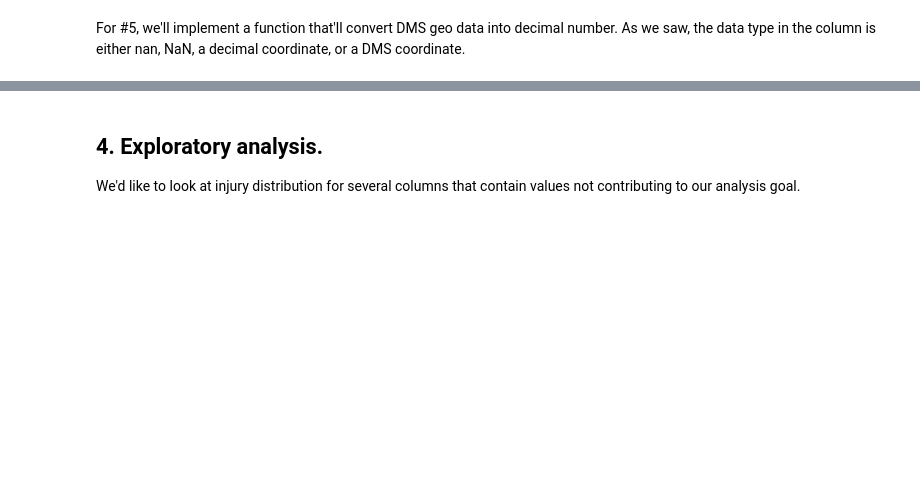
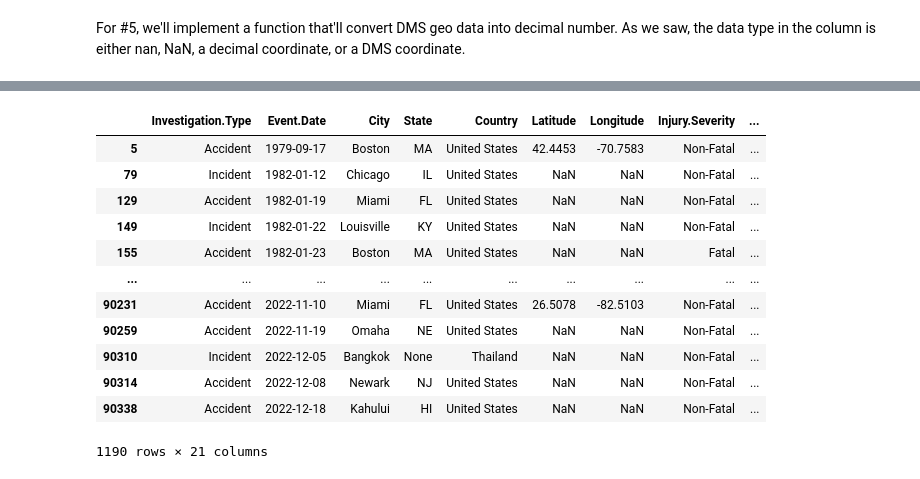
Before and after one commit to leksea/dsc-phase-1-project, a Jupyter notebook: Alexandra Yakovleva Phase 1 DS Flex Final Project.ipynb, the cells around one changed output, grey strips where cells are left out. Cells and saved outputs as stored; diff of their text form; code cells hidden in the pictures; blank space fills up the shorter version.

```diff
--- a/Alexandra Yakovleva Phase 1 DS Flex Final Project.ipynb
+++ b/Alexandra Yakovleva Phase 1 DS Flex Final Project.ipynb
@@ -156,7 +207,5 @@ The rationale behind dropping some of the columns is simple: we won't be able to
 # %%
-cols_to_remove = ['Event.Id','Accident.Number', 'Airport.Code', 'Airport.Name', 'Registration.Number', \
-                  'FAR.Description', 'Schedule','Air.carrier', 'Weather.Condition', \
-                  'Broad.phase.of.flight', 'Publication.Date', 'Report.Status']
-
+cols_to_remove = ['Event.Id', 'Accident.Number', 'Airport.Code', 'Airport.Name', 'Registration.Number', \
+                  'Schedule', 'Weather.Condition', \
+                  'Publication.Date', 'Report.Status', 'Broad.phase.of.flight']
 compact_aa_df = aviation_accidents_df.drop(columns=cols_to_remove)
-compact_aa_df.head()
@@ -185,15 +256,12 @@ valid_values = ['Accident', 'Incident']
 compact_aa_df['Investigation.Type'].fillna('Unknown', inplace=True)
 compact_aa_df.loc[~compact_aa_df['Investigation.Type'].isin(valid_values), 'Investigation.Type'] = 'Unknown'
 compact_aa_df['Investigation.Type'].describe()
-#2 'Event.Date' convert to date.time
-compact_aa_df['Event.Date'] = pd.to_datetime(compact_aa_df['Event.Date'])
 
-#3 'Location' split into City and State
+#2 'Location' split into City and State
 compact_aa_df['Location'].fillna('Unknown', inplace=True)
 city_state = compact_aa_df['Location'].str.replace(' ', '').str.split(',', expand=True)
 
 #insert before country
-
 insert_location = compact_aa_df.columns.get_loc('Location') + 1
 
 # Insert the new column at the specified location
@@ -302,15 +389,9 @@ compact_aa_df['Model'].fillna('Unknown', inplace=True)
 # %%
-# 9 'Amateur.Built' replace NA with Unknown
+# 9. 'Amateur.Built' replace NA with Unknown
 compact_aa_df['Amateur.Built'].fillna('Unknown', inplace=True)
 
+# drop Air.carrier, FAR.Description
+compact_aa_df.drop(columns=['Air.carrier', 'FAR.Description'], inplace=True)
 
-for column in compact_aa_df.columns:
-    unique_values = compact_aa_df[column].unique()
-    count_per_category = compact_aa_df[column].value_counts()
-
-    print(f"Column: {column}")
-    print("Unique values:", unique_values)
-    print("Count per category:")
-    print(count_per_category)
-    print("\n")
+compact_aa_df.info()
 # %% [output]
@@ -334,4 +415,24 @@ Name: Total.Uninjured, Length: 379, dtype: int64
-# %% [markdown]
-## 4. Exploratory analysis.
-
-We'd like to look at injury distribution for several columns that contain values not contributing to our analysis goal.
+# %%
+# Save
+directory_out = 'results'
+if not os.path.exists(directory_out):
+    # Create the directory if it doesn't exist
+    os.makedirs(directory_out)
+
+file_name = 'AviationAccidents_AY.csv'
+file_path_Save = os.path.join(directory_out, file_name)
+compact_aa_df.to_csv(file_path_Save, index=False)
+# %% [output]
+|  | Investigation.Type | Event.Date | City | State | Country | Latitude | Longitude | Injury.Severity | ... |
+| 5 | Accident | 1979-09-17 | Boston | MA | United States | 42.4453 | -70.7583 | Non-Fatal | ... |
+| 79 | Incident | 1982-01-12 | Chicago | IL | United States | NaN | NaN | Non-Fatal | ... |
+| 129 | Accident | 1982-01-19 | Miami | FL | United States | NaN | NaN | Non-Fatal | ... |
+| 149 | Incident | 1982-01-22 | Louisville | KY | United States | NaN | NaN | Non-Fatal | ... |
+| 155 | Accident | 1982-01-23 | Boston | MA | United States | NaN | NaN | Fatal | ... |
+| ... | ... | ... | ... | ... | ... | ... | ... | ... | ... |
+| 90231 | Accident | 2022-11-10 | Miami | FL | United States | 26.5078 | -82.5103 | Non-Fatal | ... |
+| 90259 | Accident | 2022-11-19 | Omaha | NE | United States | NaN | NaN | Non-Fatal | ... |
+| 90310 | Incident | 2022-12-05 | Bangkok | None | Thailand | NaN | NaN | Non-Fatal | ... |
+| 90314 | Accident | 2022-12-08 | Newark | NJ | United States | NaN | NaN | Non-Fatal | ... |
+| 90338 | Accident | 2022-12-18 | Kahului | HI | United States | NaN | NaN | Non-Fatal | ... |
+1190 rows × 21 columns
```
Also changed, not shown: parts of 34 cells of this notebook, 9 other files.
